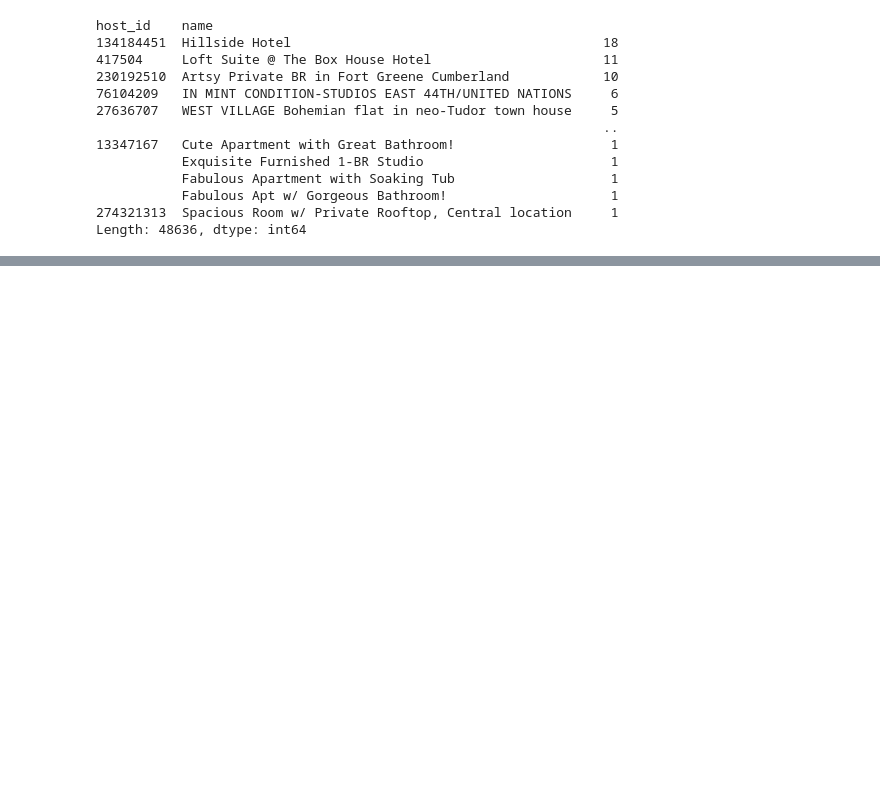
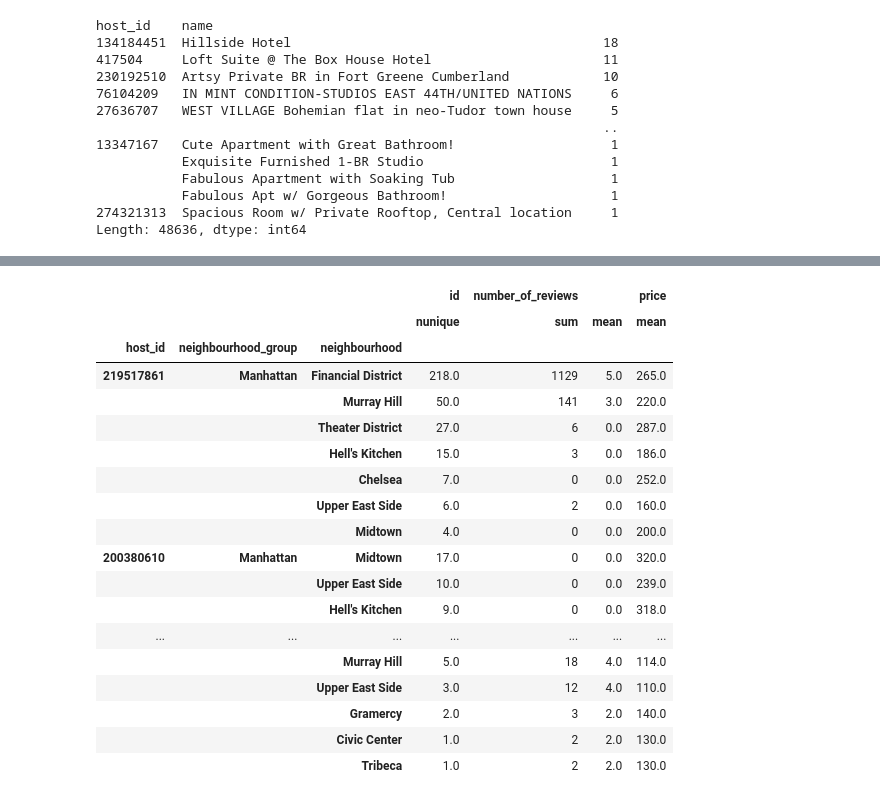
Before and after one commit to mronqui/machine-learning-python-template, a Jupyter notebook: src/explore.ipynb, the cells around one changed output, grey strips where cells are left out. Saved outputs shown, nothing was run; the diff lists cells and outputs as text; code cells hidden in the pictures; blank space fills up the shorter version.

```diff
--- a/src/explore.ipynb
+++ b/src/explore.ipynb
@@ -39,3 +39,7 @@ df_airbnb.describe()
 | 50% | 1.967728e+07 | 3.079382e+07 | 40.723070 | -73.955680 | 106.000000 | 3.000000 | 5.000000 | 0.720000 | ... |
 | 75% | 2.915218e+07 | 1.074344e+08 | 40.763115 | -73.936275 | 175.000000 | 5.000000 | 24.000000 | 2.020000 | ... |
 | max | 3.648724e+07 | 2.743213e+08 | 40.913060 | -73.712990 | 10000.000000 | 1250.000000 | 629.000000 | 58.500000 | ... |
+# %%
+df_airbnb = df_airbnb.astype({'name':'str','host_name':'str','neighbourhood_group':'category','neighbourhood':'category','room_type':'category'})
+df_airbnb['last_review'] = pd.to_datetime(df_airbnb['last_review'], format="%Y/%m/%d")
+df_airbnb.dtypes
@@ -173,0 +235,3 @@ NameError: name 'df_airbnb' is not defined
+# %%
+df_hn=round(df_airbnb.groupby(['host_id','neighbourhood_group'])[['number_of_reviews','id','price']].agg({'id':pd.Series.nunique,'number_of_reviews':['sum','mean'],'price':'mean'}).sort_values(by=('id','nunique'),ascending=False))[0:10] # Top 10 host
+df_hn
@@ -173,0 +252,4 @@ NameError: name 'df_airbnb' is not defined
+# %%
+list(df_hn.reset_index()['host_id'])
+df_hn_filt=df_airbnb[df_airbnb['host_id'].isin(list(df_hn.reset_index()['host_id']))]
+df_hn_filt
@@ -173,0 +270,24 @@ NameError: name 'df_airbnb' is not defined
+# %%
+
+pd.set_option('display.max_rows',110)
+round(df_hn_filt.groupby(['host_id','neighbourhood_group','neighbourhood'])[['number_of_reviews','id','price']].agg({'id':pd.Series.nunique,'number_of_reviews':['sum','mean'],'price':'mean'}).sort_values(by=['host_id',('id','nunique')],ascending=False).dropna()) # Top 10 host
+# %% [output]
+|  |  |  | id | number_of_reviews |  | price |
+|  |  |  | nunique | sum | mean | mean |
+| host_id | neighbourhood_group | neighbourhood |  |  |  |  |
+| 219517861 | Manhattan | Financial District | 218.0 | 1129 | 5.0 | 265.0 |
+|  |  | Murray Hill | 50.0 | 141 | 3.0 | 220.0 |
+|  |  | Theater District | 27.0 | 6 | 0.0 | 287.0 |
+|  |  | Hell's Kitchen | 15.0 | 3 | 0.0 | 186.0 |
+|  |  | Chelsea | 7.0 | 0 | 0.0 | 252.0 |
+|  |  | Upper East Side | 6.0 | 2 | 0.0 | 160.0 |
+|  |  | Midtown | 4.0 | 0 | 0.0 | 200.0 |
+| 200380610 | Manhattan | Midtown | 17.0 | 0 | 0.0 | 320.0 |
+|  |  | Upper East Side | 10.0 | 0 | 0.0 | 239.0 |
+|  |  | Hell's Kitchen | 9.0 | 0 | 0.0 | 318.0 |
+| ... | ... | ... | ... | ... | ... | ... |
+|  |  | Murray Hill | 5.0 | 18 | 4.0 | 114.0 |
+|  |  | Upper East Side | 3.0 | 12 | 4.0 | 110.0 |
+|  |  | Gramercy | 2.0 | 3 | 2.0 | 140.0 |
+|  |  | Civic Center | 1.0 | 2 | 2.0 | 130.0 |
+|  |  | Tribeca | 1.0 | 2 | 2.0 | 130.0 |
```
Also changed, not shown: parts of 18 cells of this notebook.
